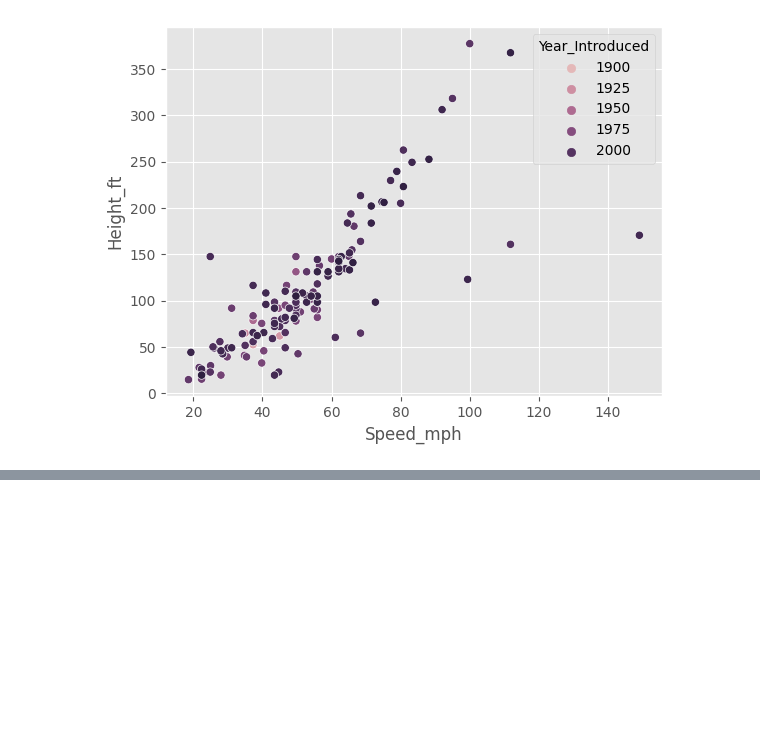
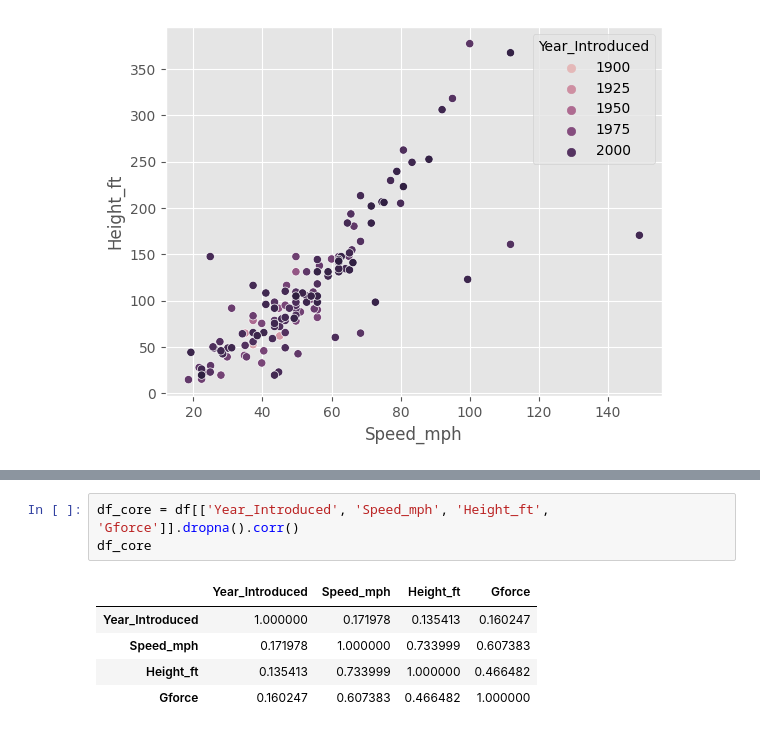
Before and after one commit to zach850/DataAnalystProjects, a Jupyter notebook: Python Projects/Rollercoaster_Data/ExploratoryDA.ipynb, the cells around one changed output, grey strips where cells are left out. Drawn from its saved outputs; the diff is of its cells as text; blank space fills up the shorter version.

```diff
--- a/Python Projects/Rollercoaster_Data/ExploratoryDA.ipynb
+++ b/Python Projects/Rollercoaster_Data/ExploratoryDA.ipynb
@@ -246,0 +264,9 @@ sns.scatterplot(x='Speed_mph',
+# %%
+df_core = df[['Year_Introduced', 'Speed_mph', 'Height_ft', 'Gforce']].dropna().corr()
+df_core
+# %% [output]
+|  | Year_Introduced | Speed_mph | Height_ft | Gforce |
+| Year_Introduced | 1.000000 | 0.171978 | 0.135413 | 0.160247 |
+| Speed_mph | 0.171978 | 1.000000 | 0.733999 | 0.607383 |
+| Height_ft | 0.135413 | 0.733999 | 1.000000 | 0.466482 |
+| Gforce | 0.160247 | 0.607383 | 0.466482 | 1.000000 |
```
Also changed, not shown: parts of 6 cells of this notebook.
